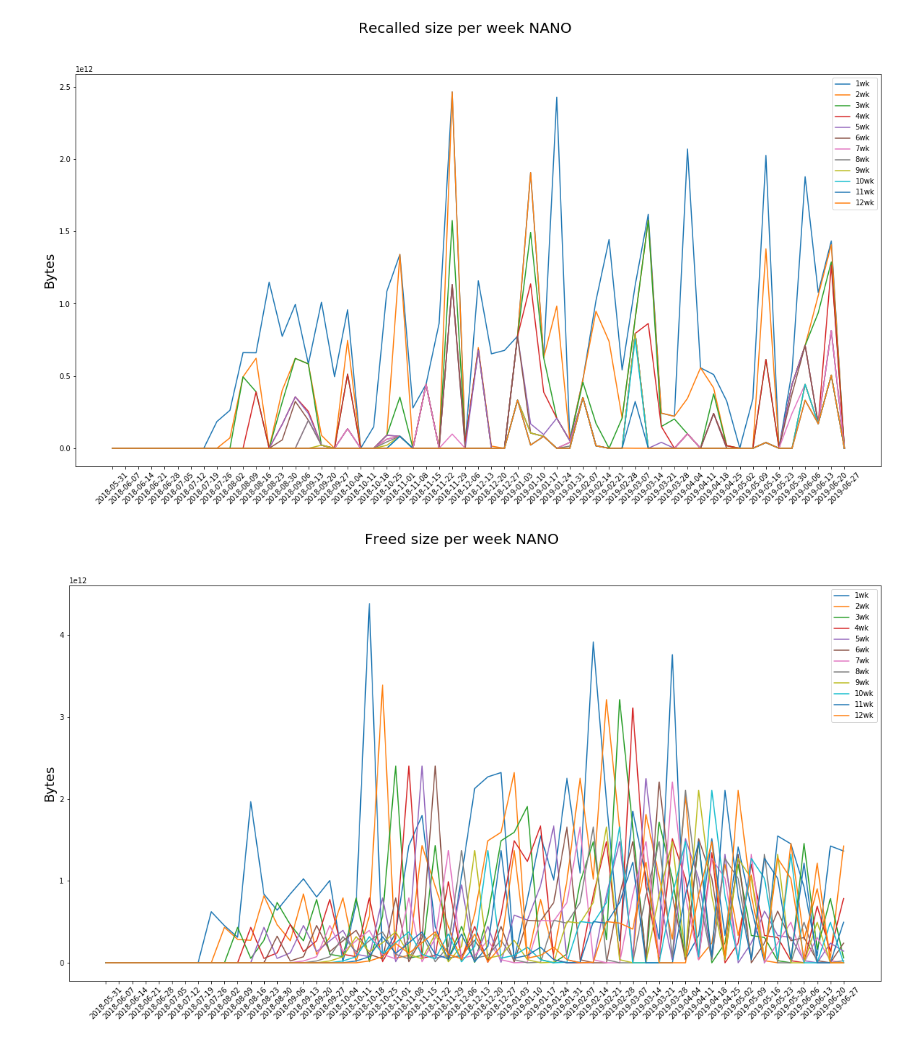
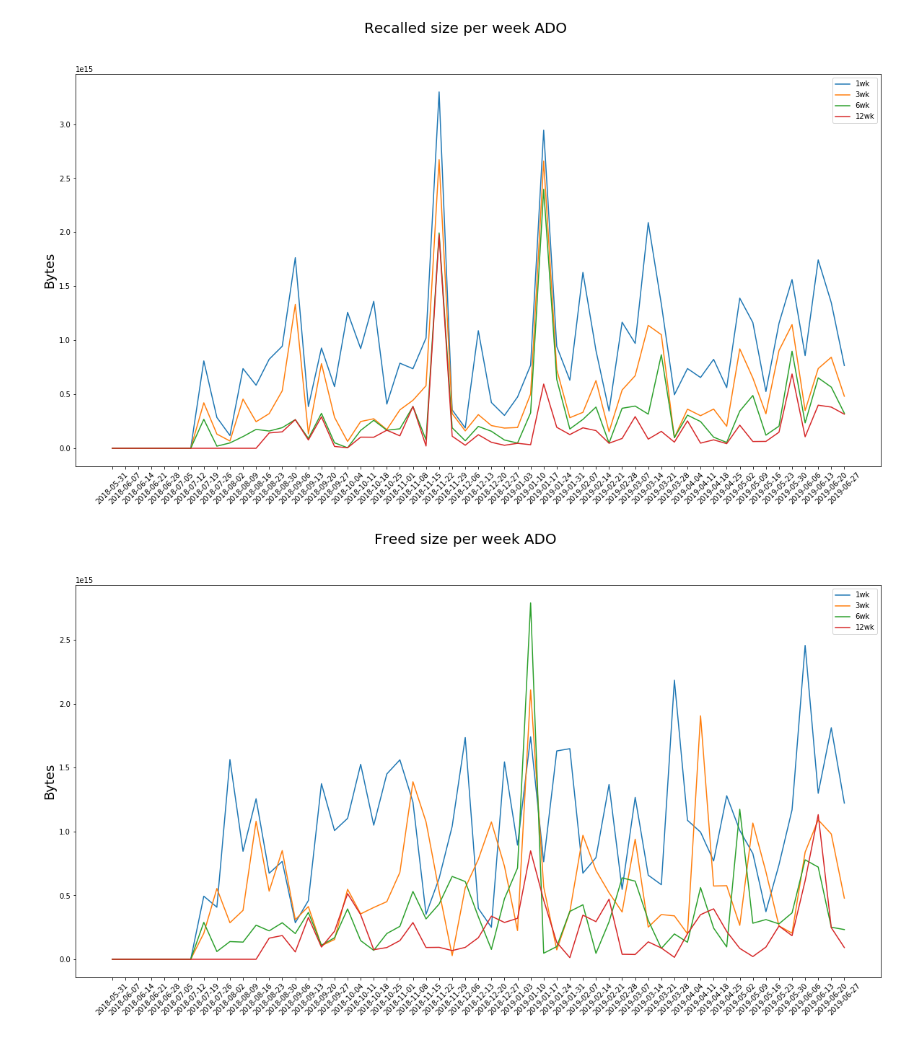
Before and after one commit to ddavila0/analytics_tools, a Jupyter notebook: models/read_and_plot_report.ipynb, the cells around one changed output. Cells and saved outputs as stored; diff of their text form; code cells hidden in the pictures.

```diff
--- a/models/read_and_plot_report.ipynb
+++ b/models/read_and_plot_report.ipynb
@@ -27,23 +27,26 @@ def plot_metric(week_dates, metric, legends, title, save=False):
     fig.suptitle(title, fontsize=20)
     if save:
         filename = "/Users/ddavila/projects/DOMA/data/model/reports/figures/"
-        filename = filename + title.replace(" ", "_")+".png"
+        filename = filename + title.replace(" ", "_")+"-v2.0_reduced.png"
         fig.savefig(filename)
 # %%
+save=True
+v2 = True
 #for datatier in ["NANO", "MINI", "ADO", "REST"]:
-for datatier in ["NANO"]:
+for datatier in ["ADO"]:
    # Read the report
-    #inputfile="/Users/ddavila/projects/DOMA/data/model/reports/072018_062019_p1_12_"+datatier+"-v2.0"
-    inputfile="/Users/ddavila/projects/DOMA/data/model/reports/072018_062019_p1_12_"+datatier+"-v3.0"
+    inputfile="/Users/ddavila/projects/DOMA/data/model/reports/072018_062019_p1_12_"+datatier+"-v2.1"
+    #inputfile="/Users/ddavila/projects/DOMA/data/model/reports/072018_062019_p1_12_"+datatier+"-v1.0"
 
     report_df= pd.read_parquet(inputfile)
     a1= report_df['policy']==1
-    a2= report_df['policy']==2
     a3= report_df['policy']==3
+    a6= report_df['policy']==6
+    a12= report_df['policy']==12
     #a12= report_df['policy']==12
 
 
-    #report_df = report_df[a1 | a3 | a6 | a12]
+    report_df = report_df[a1 | a3 | a6 | a12]
     #report_df = report_df[a1 | a2 | a3 ]
 
     # Get a list of human readable dates from the timestmps on the report DataFrame
@@ -60,16 +63,24 @@ for datatier in ["NANO"]:
         legend = str(i)+"wk"
         legends.append(legend)
 
-    save=False
-    plot_metric(week_dates, "ws_size_created_per_week_per_policy", legends, "Workingset size created per week "+datatier, save)
-    plot_metric(week_dates, "ws_size_accessed_per_week_per_policy", legends, "Workingset size accessed per week "+datatier, save)
+    if v2:
+        plot_metric(week_dates, "ws_size_created_per_week_per_policy", legends, "Workingset size created per week "+datatier, save)
+        plot_metric(week_dates, "ws_size_accessed_per_week_per_policy", legends, "Workingset size accessed per week "+datatier, save)
+
+    else:
+         plot_metric(week_dates, "ws_size_per_week_per_policy", legends, "Workingset size per week "+datatier, save)
     plot_metric(week_dates, "recalled_size_per_week_per_policy", legends, "Recalled size per week "+datatier, save)
     plot_metric(week_dates, "freed_size_per_week_per_policy", legends, "Freed size per week "+datatier, save)
 
     df=report_df
+
     df['max_recalled_week'] = pd.to_datetime(df['max_recalled_week_ts'], unit='s').dt.date
     df['max_recalled_day'] = pd.to_datetime(df['max_recalled_day_ts'], unit='s').dt.date
-    df = df[['policy', 'max_recalled_per_day', 'max_recalled_day', 'max_workingset_created_size', 'max_workingset_accessed_size', 'total_recalled', 'total_freed']]
+
+    if v2:
+        df = df[['policy', 'max_recalled_per_day', 'max_recalled_day', 'max_workingset_created_size', 'max_workingset_accessed_size', 'total_recalled', 'total_freed']]
+    else:
+        df = df[['policy', 'max_recalled_per_day', 'max_recalled_day', 'max_workingset_size','total_recalled', 'total_freed']]
     print(datatier)
     print(df)
 # %% [output]
@@ -92,2 +95,2 @@ NANO
-[figure, old version]
+[figure, new version]
-[figure, old version]
+[figure, new version]
```
Also changed, not shown: parts of 1 cell of this notebook, 30 other files.
